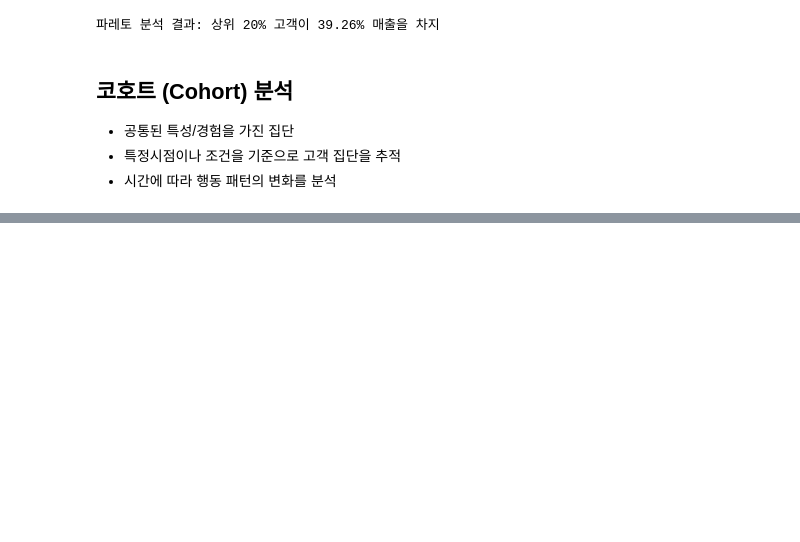
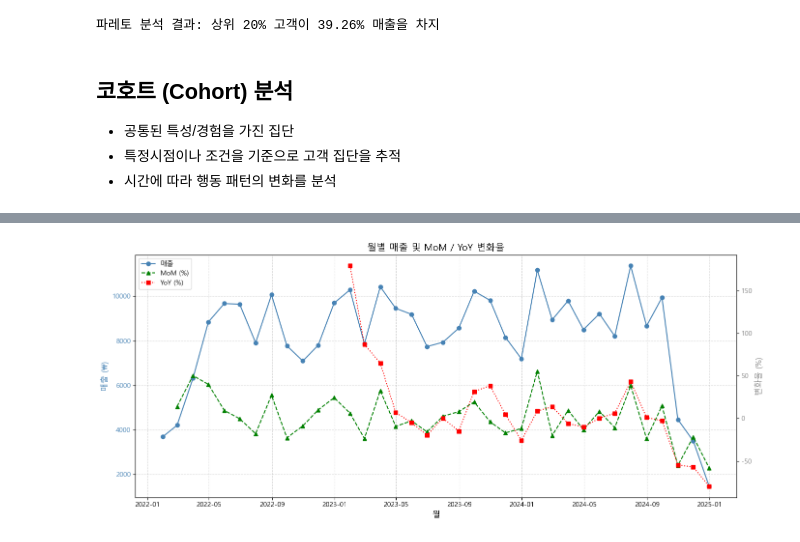
Before and after one commit to ming2tofu33/TIL, a Jupyter notebook: DataAnalysis/04-kpi.ipynb, the cells around one changed output, grey strips where cells are left out. Cells and saved outputs as stored; diff of their text form; code cells hidden in the pictures; blank space fills up the shorter version.

```diff
--- a/DataAnalysis/04-kpi.ipynb
+++ b/DataAnalysis/04-kpi.ipynb
@@ -392,0 +436,31 @@ if retention_3m < 0.15:
+# %%
+# 시각화 까지
+plt.figure(figsize=(14, 6))
+
+# 1. 왼쪽 y축: 매출 선 그래프
+ax1 = plt.gca()
+ax1.plot(monthly_sales.index, monthly_sales['sales'], color='steelblue', marker='o', label='매출')
+ax1.set_ylabel('매출 (₩)', fontsize=12, color='steelblue')
+ax1.tick_params(axis='y', labelcolor='steelblue')
+
+# 2. 오른쪽 y축: MoM / YoY 퍼센트 변화율
+ax2 = ax1.twinx()
+ax2.plot(monthly_sales.index, monthly_sales['MoM (%)'], color='green', linestyle='--', marker='^', label='MoM (%)')
+ax2.plot(monthly_sales.index, monthly_sales['YoY (%)'], color='red', linestyle=':', marker='s', label='YoY (%)')
+ax2.set_ylabel('변화율 (%)', fontsize=12, color='gray')
+ax2.tick_params(axis='y', labelcolor='gray')
+
+# 3. 전체 설정
+plt.title('월별 매출 및 MoM / YoY 변화율', fontsize=14)
+ax1.set_xlabel('월', fontsize=12)
+ax1.grid(True, linestyle='--', alpha=0.5)
+
+# 범례 결합
+lines, labels = ax1.get_legend_handles_labels()
+lines2, labels2 = ax2.get_legend_handles_labels()
+plt.legend(lines + lines2, labels + labels2, loc='upper left')
+
+plt.tight_layout()
+plt.show()
+# %% [output]
+[figure, added]
```
Also changed, not shown: parts of 11 cells of this notebook, 2 other files.
